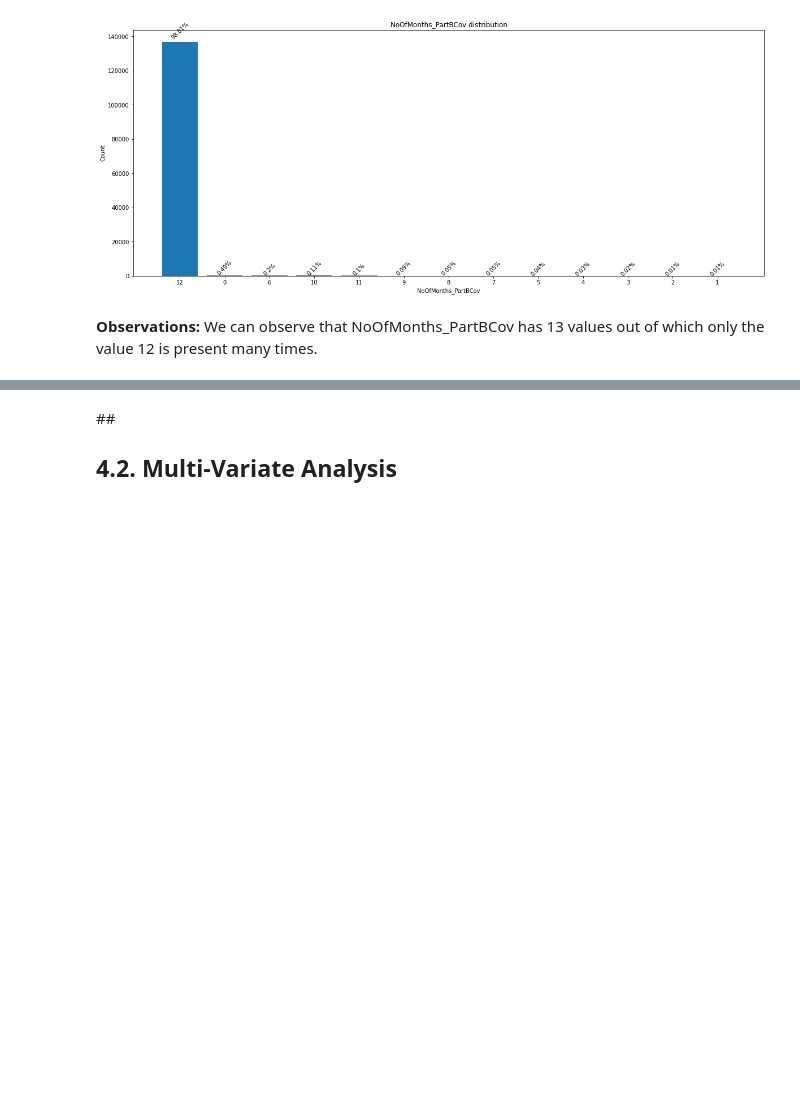
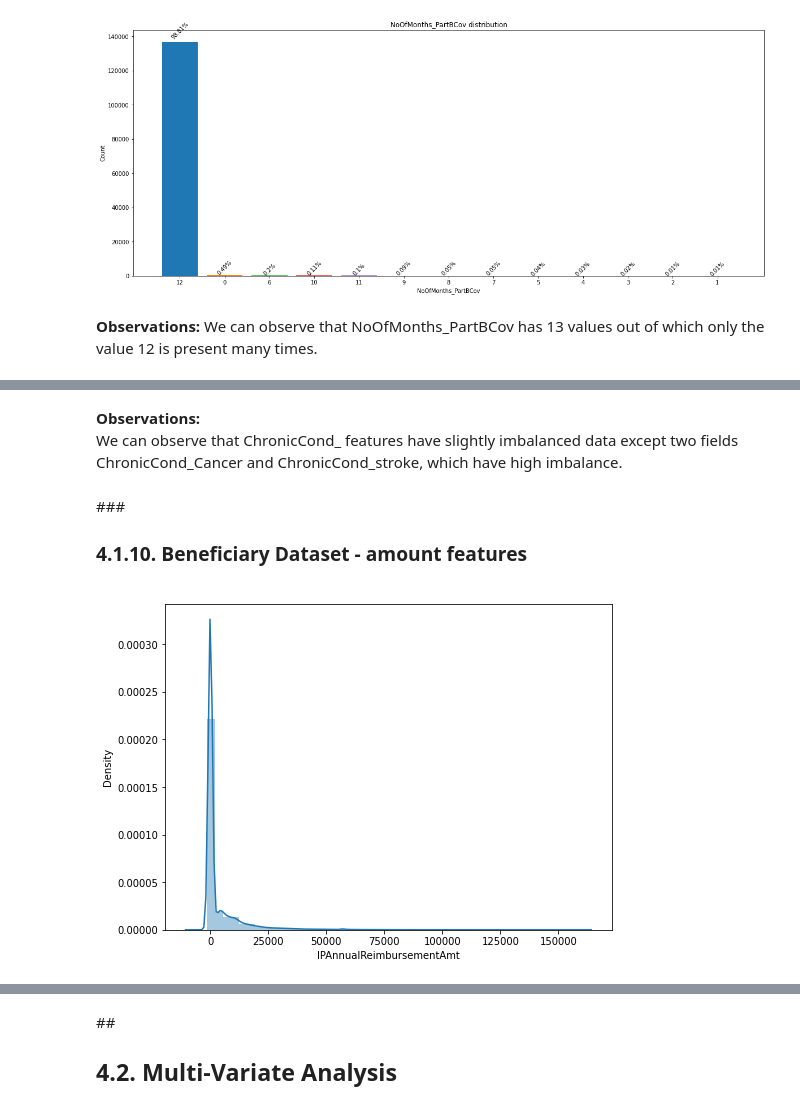
Before and after one commit to NaveenVuppula/Healthcare-Provider-Fraud-Detection-Analysis, a Jupyter notebook: Healthcare_Provider_Fraud_Detection_Analysis.ipynb, the cells around one changed output, grey strips where cells are left out. Saved outputs shown, nothing was run; the diff lists cells and outputs as text; code cells hidden in the pictures; blank space fills up the shorter version.

```diff
--- a/Healthcare_Provider_Fraud_Detection_Analysis.ipynb
+++ b/Healthcare_Provider_Fraud_Detection_Analysis.ipynb
@@ -240,6 +242,11 @@ def show_barplot(data, xlabel, title, showlegend=False, labels=None):
              rotation=rot)
 
   plt.show()
+# %%
+def display_hist(df, col_name):
+  fig = plt.figure(figsize=(8,6))
+  ax = sns.distplot(df[col_name])
+  plt.show()
 # %% [markdown]
 ##<h2>4.1. Uni-Variate Analysis
 # %% [markdown]
@@ -333,0 +396,9 @@ show_barplot(data, "NoOfMonths_PartBCov", "NoOfMonths_PartBCov distribution")
+# %% [markdown]
+**Observations:**<br>
+We can observe that ChronicCond_ features have slightly imbalanced data except two fields ChronicCond_Cancer and ChronicCond_stroke, which have high imbalance.
+# %% [markdown]
+###<h3> 4.1.10. Beneficiary Dataset - amount features
+# %%
+display_hist(df_train_beneficiaries, 'IPAnnualReimbursementAmt')
+# %% [output]
+[figure, added]
```
Also changed, not shown: parts of 16 cells of this notebook.
